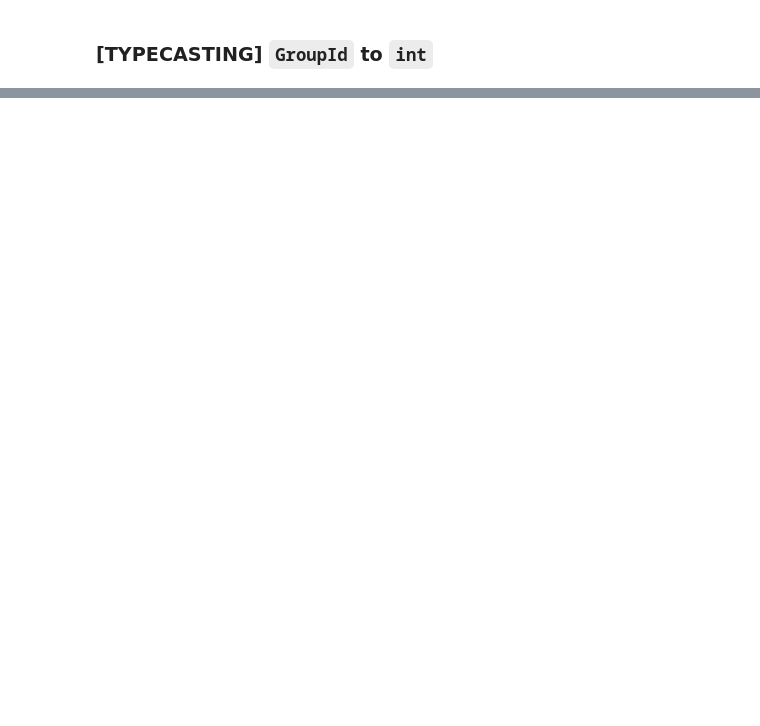
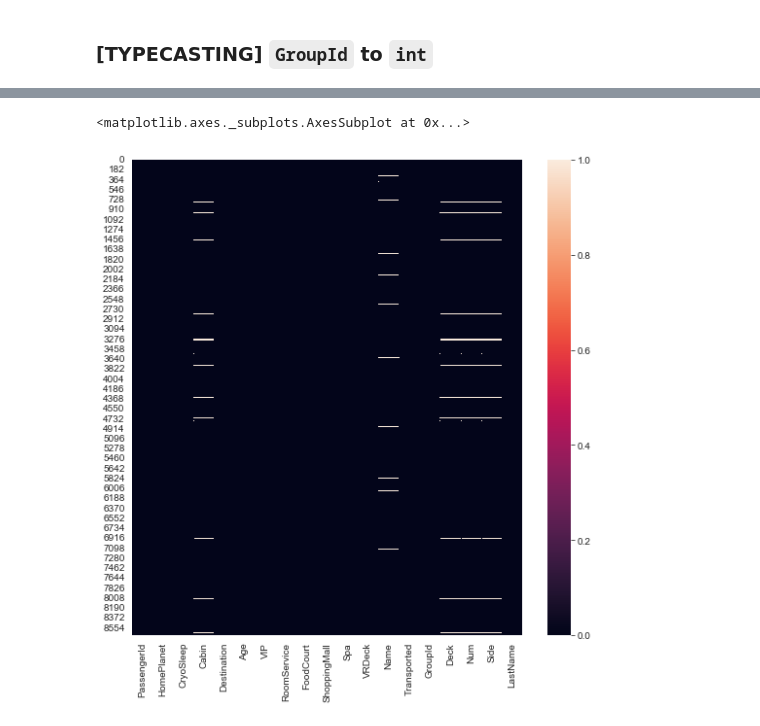
Before and after one commit to team-pass-ds/Spaceship-Titanic, a Jupyter notebook: notebooks/mukhopadhyay-eda-notebook.ipynb, the cells around one changed output, grey strips where cells are left out. Saved outputs shown, nothing was run; the diff lists cells and outputs as text; code cells hidden in the pictures; blank space fills up the shorter version.

```diff
--- a/notebooks/mukhopadhyay-eda-notebook.ipynb
+++ b/notebooks/mukhopadhyay-eda-notebook.ipynb
@@ -767,4 +511,0 @@ for column, encoder in encoders.items():
-# %%
-predictions = model.predict(X_new)
-labels = encoders[TARGET_ATTRIBUTE].inverse_transform(predictions)
-labels[:5]
@@ -891,0 +622,29 @@ df
+# %%
+encoder_cols = ['HomePlanet', 'CryoSleep', 'Destination', 'VIP', 'Transported', 'Deck', 'Side', 'LastName']
+encoders = get_encoder_dictionary(df, encoder_cols)
+
+# Columns we're excluding
+exclude_cols = ['PassengerId', 'Cabin', 'Name', 'Transported']
+
+# Columns that we'd have to impute
+
+cols_to_imputes = [
+    ('HomePlanet', 'C'),
+    ('CryoSleep', 'C'),
+    ('Destination', 'C'),
+    ('Age', 'R'),
+    ('VIP', 'C'),
+    ('RoomService', 'R'),
+    ('FoodCourt', 'R'),
+    ('ShoppingMall', 'R'),
+    ('Spa', 'R'),
+    ('VRDeck', 'R'),
+    # Cant predict Deck, Num or Side
+    # ('Deck', 'C'),
+    # ('Num', 'R'),
+    # ('Side', 'C')
+]
+
+for col, type_ in cols_to_imputes:
+    print("Removing nulls: {}".format(col))
+    df = impute_with_model(df, col, exclude_cols, encoders, type_,)
@@ -891,0 +669,6 @@ df
+# %%
+plt.figure(figsize=(9,9))
+sns.heatmap(pd.isna(df))
+# %% [output]
+<matplotlib.axes._subplots.AxesSubplot at 0x...>
+[figure, added]
```
Also changed, not shown: parts of 72 cells of this notebook, 2 other files.
